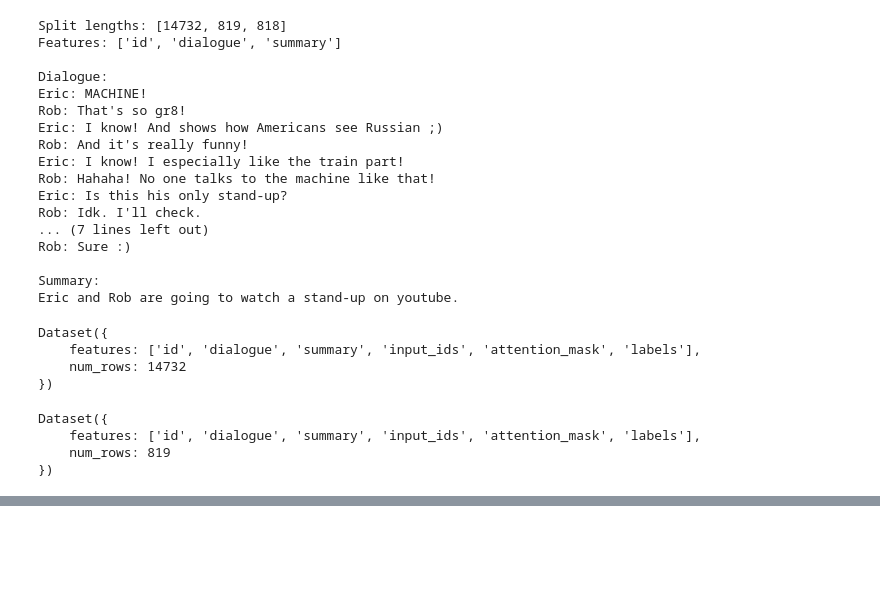
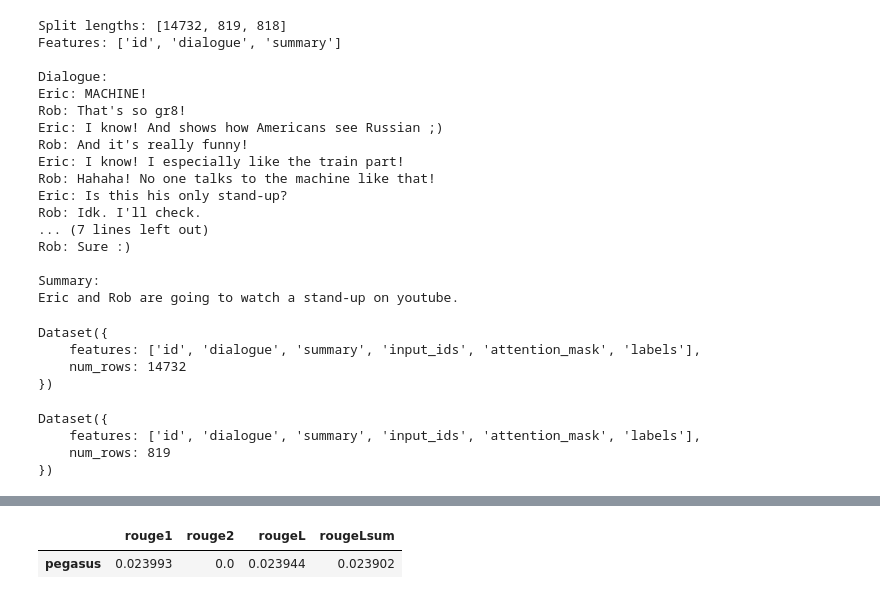
Before and after one commit to subhadip07/Text-Summarizer, a Jupyter notebook: research/text_summarizer.ipynb, the cells around one changed output, grey strips where cells are left out. Saved outputs shown, nothing was run; the diff lists cells and outputs as text; code cells hidden in the pictures; blank space fills up the shorter version.

```diff
--- a/research/text_summarizer.ipynb
+++ b/research/text_summarizer.ipynb
@@ -229,0 +332,5 @@ trainer_args = TrainingArguments(
+# %%
+import evaluate
+rouge_metric = evaluate.load('rouge')
+rouge_names = ["rouge1", "rouge2", "rougeL", "rougeLsum"]
+# rouge_metric = load_metric('rouge')
@@ -229,0 +357,13 @@ trainer_args = TrainingArguments(
+# %%
+score = calculate_metric_on_test_ds(
+    dataset_samsum['test'][0:10], rouge_metric, trainer.model, tokenizer, batch_size = 2, column_text = 'dialogue', column_summary = 'summary')
+
+# Directly use the scores without accessing measure or mid
+rouge_dict = {rn: score[rn] for rn in rouge_names}
+
+# Convert the dictionary to a DataFrame for easy visualization
+import pandas as pd
+pd.DataFrame(rouge_dict, index=[f'pegasus'])
+# %% [output]
+|  | rouge1 | rouge2 | rougeL | rougeLsum |
+| pegasus | 0.023993 | 0.0 | 0.023944 | 0.023902 |
```
Also changed, not shown: parts of 13 cells of this notebook.
